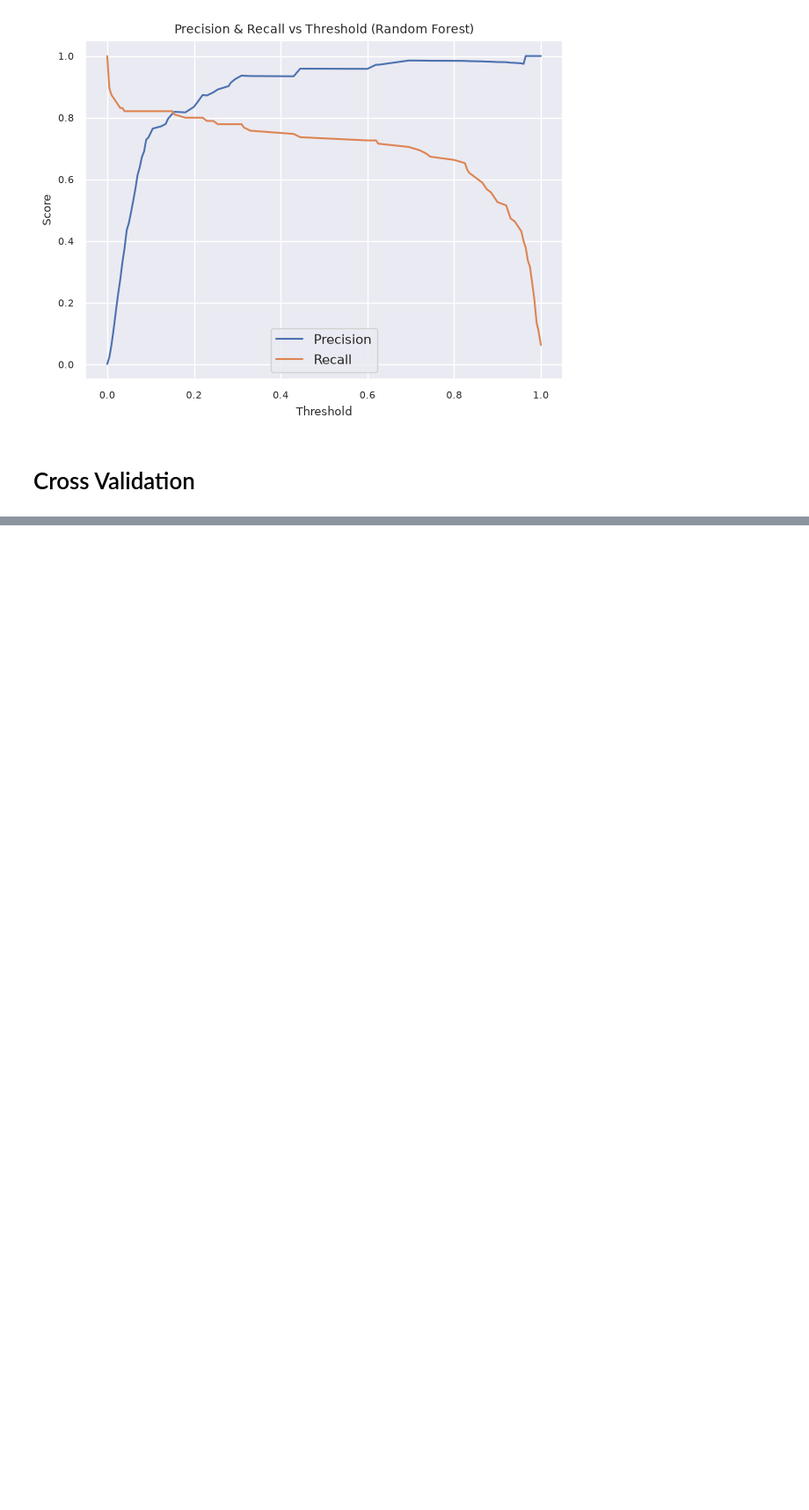
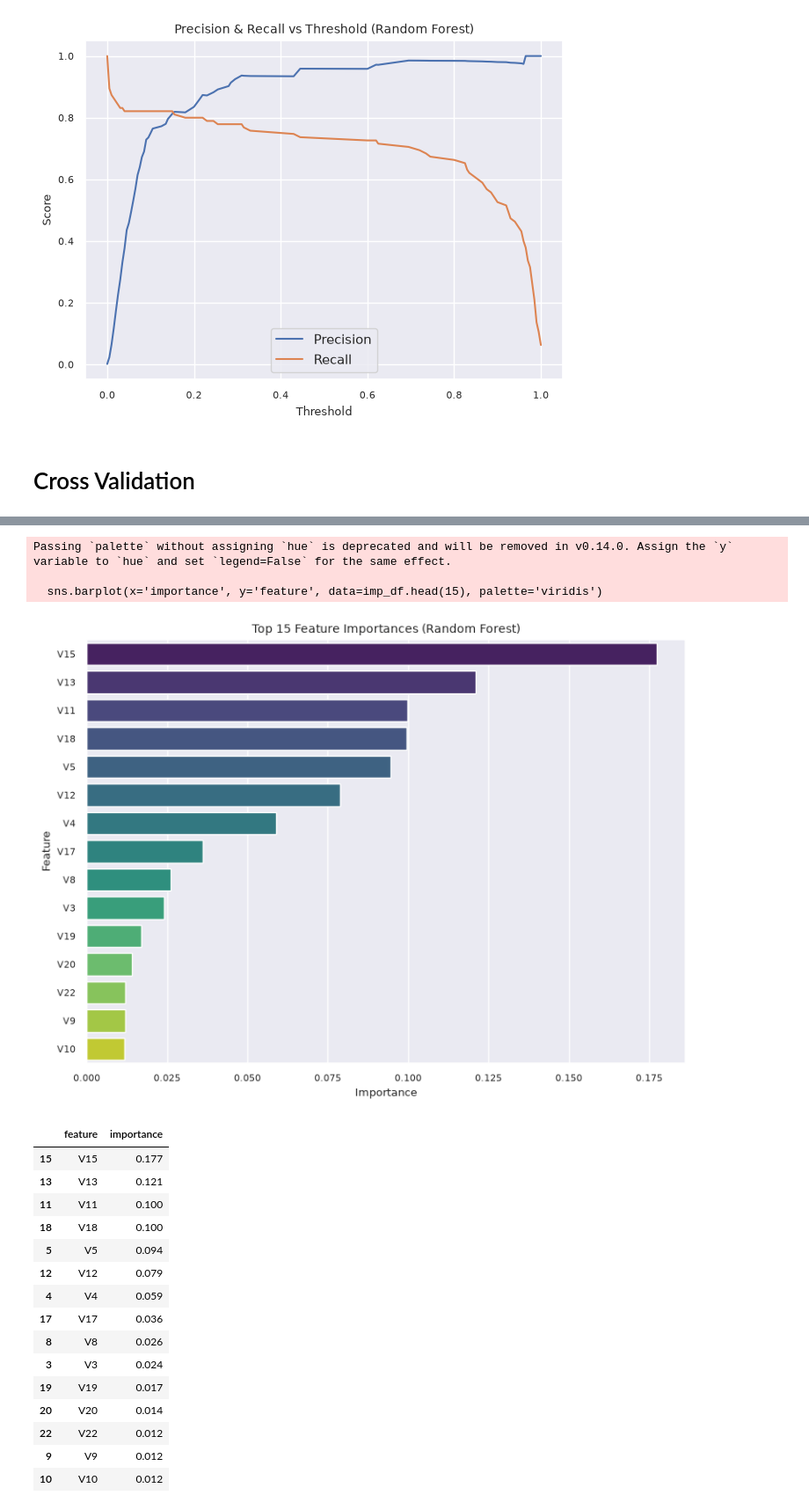
Before and after one commit to kaflebiplob/machine_learning_practice, a Jupyter notebook: notebooks/credit_card_fraud_detection.ipynb, the cells around one changed output, grey strips where cells are left out. Shown at 88% size. Cells and saved outputs as stored; diff of their text form; code cells hidden in the pictures; blank space fills up the shorter version.

```diff
--- a/notebooks/credit_card_fraud_detection.ipynb
+++ b/notebooks/credit_card_fraud_detection.ipynb
@@ -271,0 +322,37 @@ for metric in ["test_precision", "test_recall", "test_f1", "test_average_precisi
+# %%
+importances = rf_pipeline.named_steps['classifier'].feature_importances_
+imp_df = pd.DataFrame({
+    'feature': X.columns,
+    'importance': importances
+}).sort_values('importance', ascending=False)
+
+plt.figure(figsize=(8,6))
+sns.barplot(x='importance', y='feature', data=imp_df.head(15), palette='viridis')
+plt.title('Top 15 Feature Importances (Random Forest)')
+plt.xlabel('Importance')
+plt.ylabel('Feature')
+plt.tight_layout()
+plt.show()
+
+imp_df.head(15)
+# %% [output]
+Passing `palette` without assigning `hue` is deprecated and will be removed in v0.14.0. Assign the `y` variable to `hue` and set `legend=False` for the same effect.
+
+  sns.barplot(x='importance', y='feature', data=imp_df.head(15), palette='viridis')
+[figure, added]
+|  | feature | importance |
+| 15 | V15 | 0.177 |
+| 13 | V13 | 0.121 |
+| 11 | V11 | 0.100 |
+| 18 | V18 | 0.100 |
+| 5 | V5 | 0.094 |
+| 12 | V12 | 0.079 |
+| 4 | V4 | 0.059 |
+| 17 | V17 | 0.036 |
+| 8 | V8 | 0.026 |
+| 3 | V3 | 0.024 |
+| 19 | V19 | 0.017 |
+| 20 | V20 | 0.014 |
+| 22 | V22 | 0.012 |
+| 9 | V9 | 0.012 |
+| 10 | V10 | 0.012 |
```
Also changed, not shown: parts of 4 cells of this notebook.
